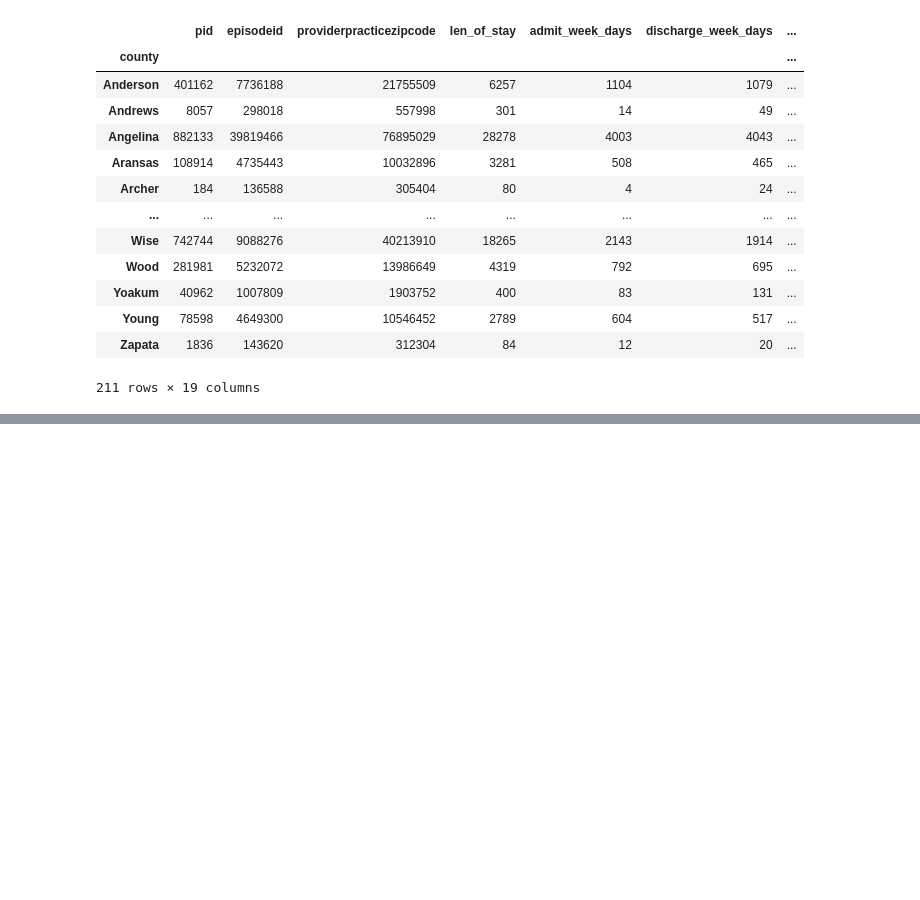
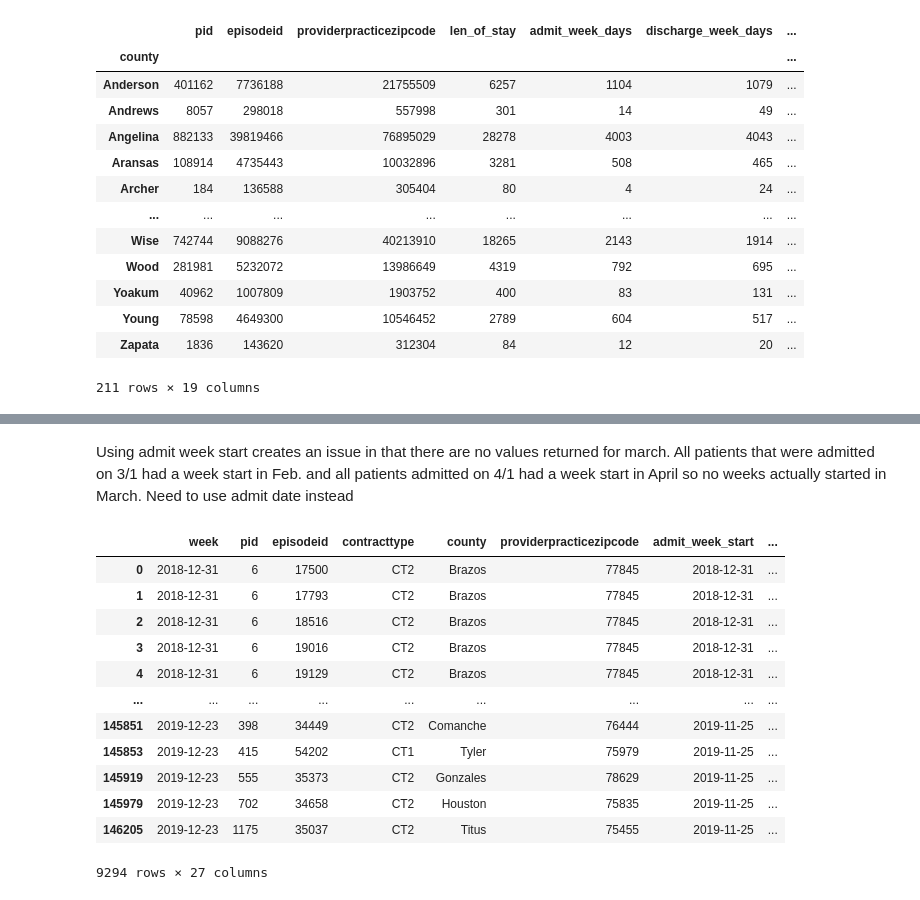
Before and after one commit to alfredprah/ds_case_team_5, a Jupyter notebook: notebooks/task_times.ipynb, the cells around one changed output, grey strips where cells are left out. Drawn from its saved outputs; the diff is of its cells as text; code cells hidden in the pictures; blank space fills up the shorter version.

```diff
--- a/notebooks/task_times.ipynb
+++ b/notebooks/task_times.ipynb
@@ -106,0 +118,20 @@ grouped.sum()
+# %%
+grouped = df.groupby(['county', 'admit_week_start'])
+# %% [markdown]
+Using admit week start creates an issue in that there are no values returned for march. All patients that were admitted on 3/1 had a week start in Feb. and all patients admitted on 4/1 had a week start in April so no weeks actually started in March. Need to use admit date instead
+# %%
+grouped.head()
+# %% [output]
+|  | week | pid | episodeid | contracttype | county | providerpracticezipcode | admit_week_start | ... |
+| 0 | 2018-12-31 | 6 | 17500 | CT2 | Brazos | 77845 | 2018-12-31 | ... |
+| 1 | 2018-12-31 | 6 | 17793 | CT2 | Brazos | 77845 | 2018-12-31 | ... |
+| 2 | 2018-12-31 | 6 | 18516 | CT2 | Brazos | 77845 | 2018-12-31 | ... |
+| 3 | 2018-12-31 | 6 | 19016 | CT2 | Brazos | 77845 | 2018-12-31 | ... |
+| 4 | 2018-12-31 | 6 | 19129 | CT2 | Brazos | 77845 | 2018-12-31 | ... |
+| ... | ... | ... | ... | ... | ... | ... | ... | ... |
+| 145851 | 2019-12-23 | 398 | 34449 | CT2 | Comanche | 76444 | 2019-11-25 | ... |
+| 145853 | 2019-12-23 | 415 | 54202 | CT1 | Tyler | 75979 | 2019-11-25 | ... |
+| 145919 | 2019-12-23 | 555 | 35373 | CT2 | Gonzales | 78629 | 2019-11-25 | ... |
+| 145979 | 2019-12-23 | 702 | 34658 | CT2 | Houston | 75835 | 2019-11-25 | ... |
+| 146205 | 2019-12-23 | 1175 | 35037 | CT2 | Titus | 75455 | 2019-11-25 | ... |
+9294 rows × 27 columns
```
Also changed, not shown: parts of 17 cells of this notebook.
